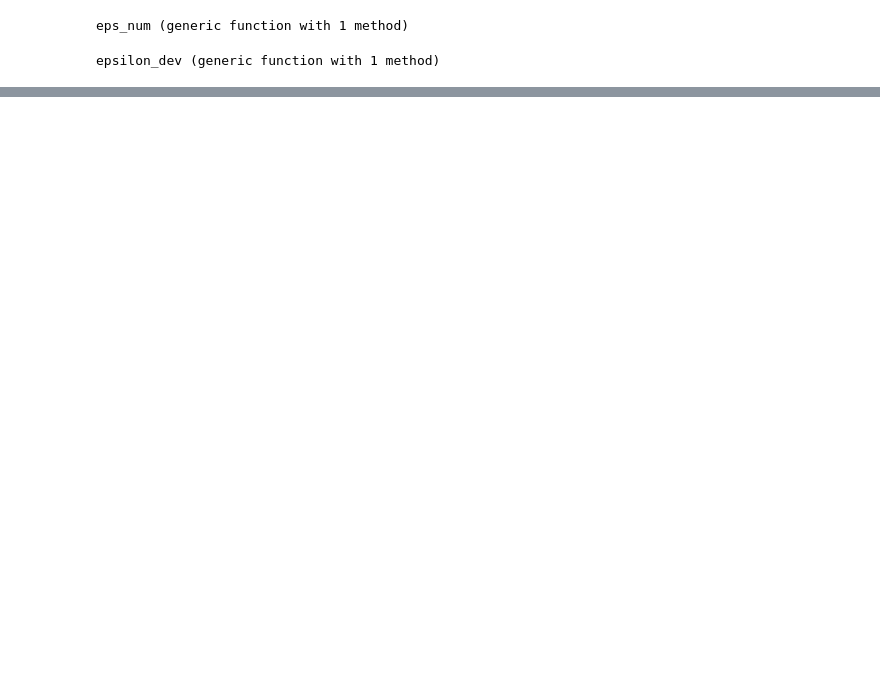
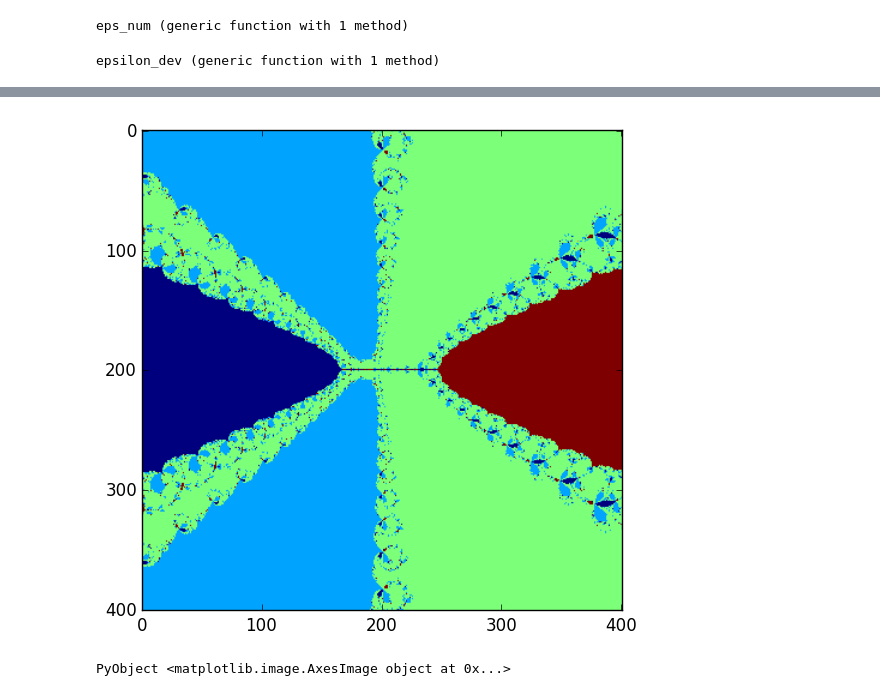
Before and after one commit to lbenet/2016-1_TemasSelectosFisComp, a Jupyter notebook: tareas/Ceboc/2-Ejercicios_AD.ipynb, the cells around one changed output, grey strips where cells are left out. Cells and saved outputs as stored; diff of their text form; code cells hidden in the pictures; blank space fills up the shorter version.

Commit message:
Se hacen algunos cambios ¡Ya corre para complejos! Faltan detallitos escencialmente estéticos

```diff
--- a/tareas/Ceboc/2-Ejercicios_AD.ipynb
+++ b/tareas/Ceboc/2-Ejercicios_AD.ipynb
@@ -475,13 +462,14 @@ Epsilon del valor calculado:
 # %%
-function newtonnuevo(f,x0,k=1,p=50) #f es la función, x la adivinanza, k un contador y p lel número de iteraciones máximo
-    n = x0 - f(dual_var(x0).x) / f(dual_var(x0)).y
+function newtonn(f,x0,k=1,p=50) #f es la función, x la adivinanza, k un contador y p lel número de iteraciones máximo
+    pun = dual_var(x0)
+    n = pun.x - f(pun).x / f(pun).y
     if abs(f(dual_var(x0)).x)<2e-10
         n
         elseif k>p #Corte en 50 iteraciones
         n
     else
         k_nueva = k+1
-        newtonnuevo(f,n,k_nueva) #La recursión
+        newtonn(f,n,k_nueva) #La recursión
     end
 end
 # %% [output]
@@ -489,14 +477,14 @@ newtonnuevo (generic function with 3 methods)
 # %%
-function matrizranueva(funcion,paso=2.0^-4, tamcaja=12.5,p=50) #tamcaja es la región [-tamcaja,tamcaja]x[tamcaja,tamcaja] en R² biyectiva al
+function matrizn(funcion,paso=2.0^-5, tamcaja=12.5,p=50,kon=1) #tamcaja es la región [-tamcaja,tamcaja]x[tamcaja,tamcaja] en R² biyectiva al
     #plano en los complejos correspondientes, es el rango de ploteo cuadrado, p la presición para newton
     equis = [i for i in -tamcaja:paso:tamcaja] #Genero números complejos con arreglos donde z = equis + im*eyes
-    eyes = equis  #Para tener un arreglo cuadrado lo definio como las equis.
+    eyes = im * equis  #Para tener un arreglo cuadrado lo definio como las equis.
     t=length(equis) #la cantidad de puntos por lado en la región de ploteo,
-    M = zeros(Float64,t,t) #genero una matriz con entradas complejas
+    M = zeros(Complex64,t,t) #genero una matriz con entradas complejas ceros.
 
     for k in 1:t
         for l in 1:t
-            M[k,l]=newtonnuevo(funcion,equis[l]+im*eyes[k],1,p) #cambio las entradas de la matriz por el valor de las raices en cada uno de los puntos del cuadrado
+            M[k,l] = newtonn(funcion,equis[l]+eyes[k],kon,p) #cambio las entradas de la matriz por el valor de las raices en cada uno de los puntos del cuadrado
         end
     end
     return(M)
@@ -515,0 +502,8 @@ newtonnuevo(f,3.0)
+# %%
+l(x)=x^6-9x^4-9x^3-6x^2+4x-9
+U=matrizn(l);
+# %%
+imshow(real(U))
+# %% [output]
+[figure, added]
+PyObject <matplotlib.image.AxesImage object at 0x...>
```
Also changed, not shown: parts of 20 cells of this notebook.
